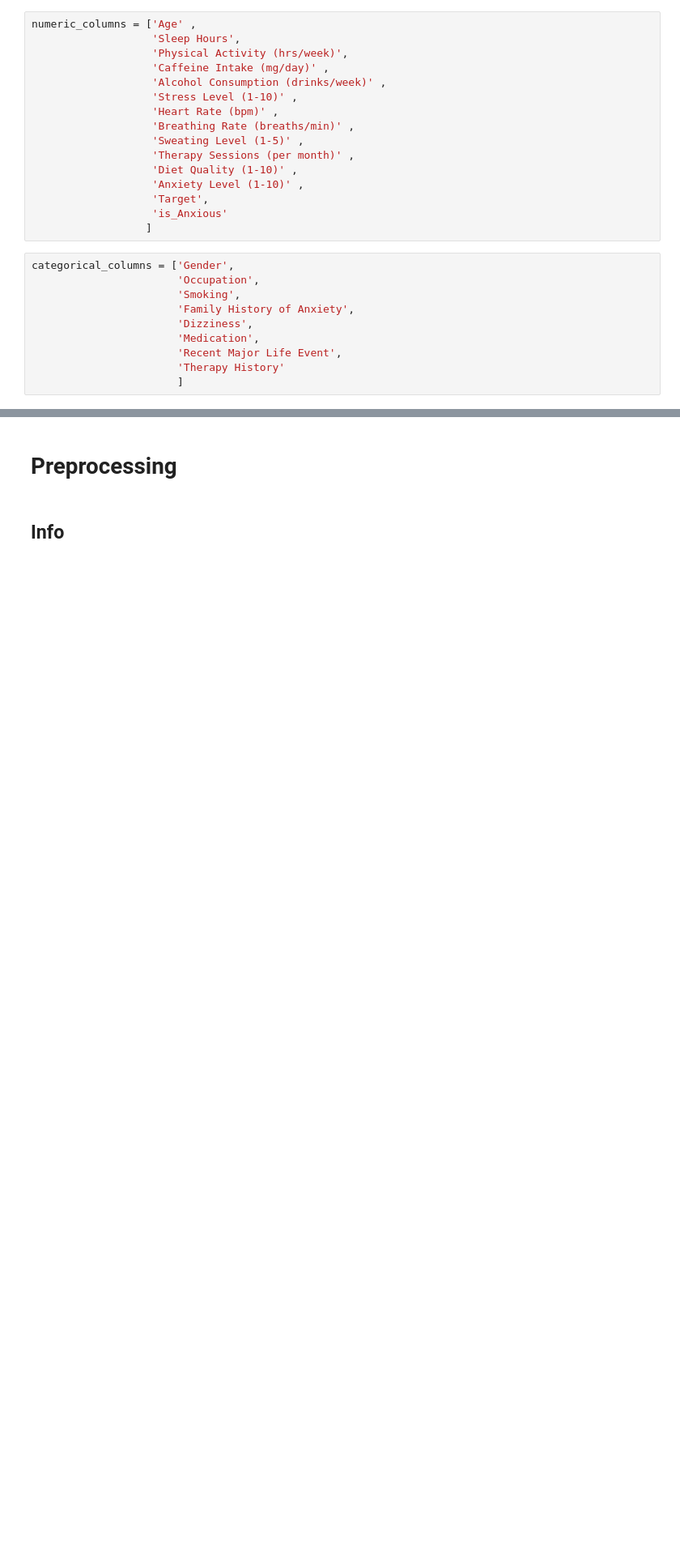
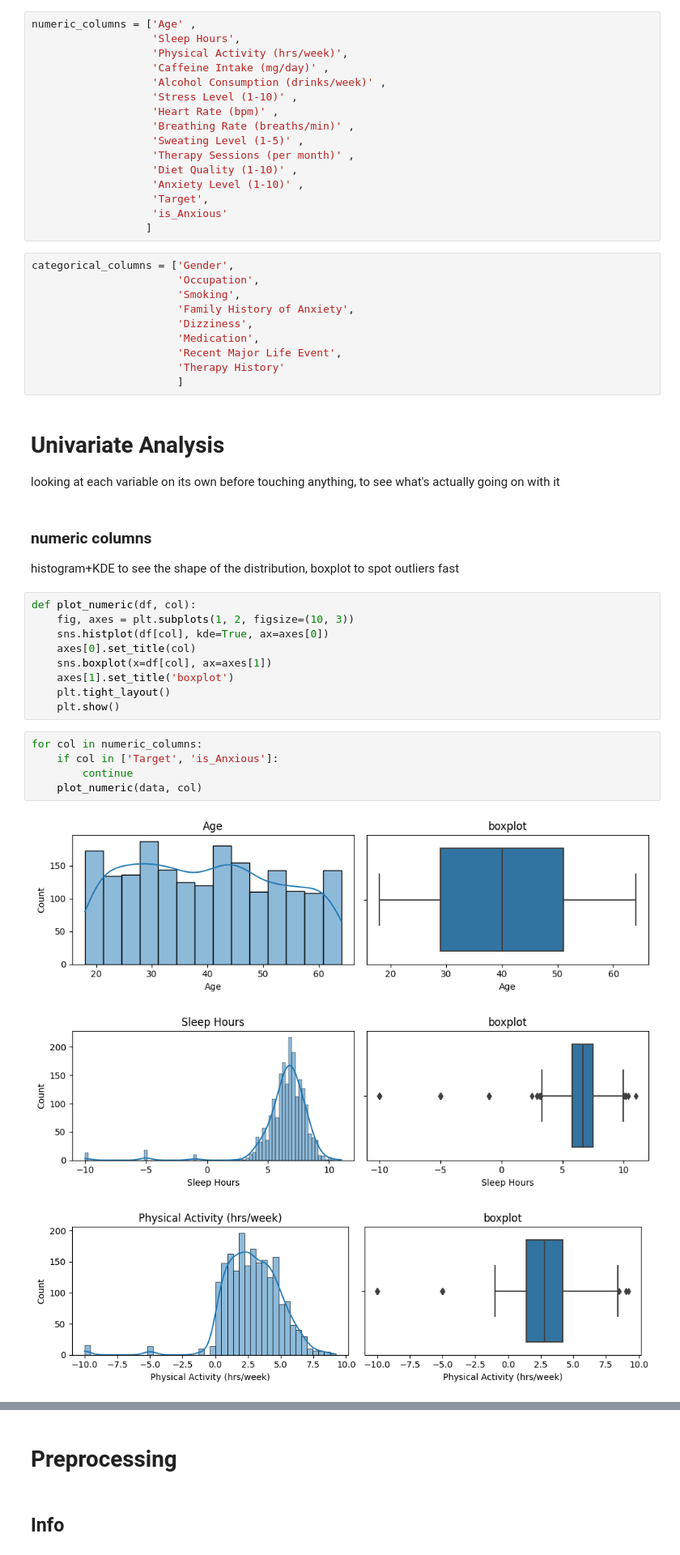
Before and after one commit to sabzparto/BC-mini-project, a Jupyter notebook: Psychology.ipynb, the cells around one changed output, grey strips where cells are left out. Shown at 81% size. Drawn from its saved outputs; the diff is of its cells as text; blank space fills up the shorter version.

```diff
--- a/Psychology.ipynb
+++ b/Psychology.ipynb
@@ -73,3 +77,28 @@ categorical_columns = ['Gender',
                        'Recent Major Life Event',
                        'Therapy History'
                        ]
+# %% [markdown]
+# Univariate Analysis
+
+looking at each variable on its own before touching anything, to see what's actually going on with it
+# %% [markdown]
+### numeric columns
+histogram+KDE to see the shape of the distribution, boxplot to spot outliers fast
+# %%
+def plot_numeric(df, col):
+    fig, axes = plt.subplots(1, 2, figsize=(10, 3))
+    sns.histplot(df[col], kde=True, ax=axes[0])
+    axes[0].set_title(col)
+    sns.boxplot(x=df[col], ax=axes[1])
+    axes[1].set_title('boxplot')
+    plt.tight_layout()
+    plt.show()
+# %%
+for col in numeric_columns:
+    if col in ['Target', 'is_Anxious']:
+        continue
+    plot_numeric(data, col)
+# %% [output]
+[figure, added]
+[figure, added]
+[figure, added]
```
Also changed, not shown: parts of 30 cells of this notebook.
